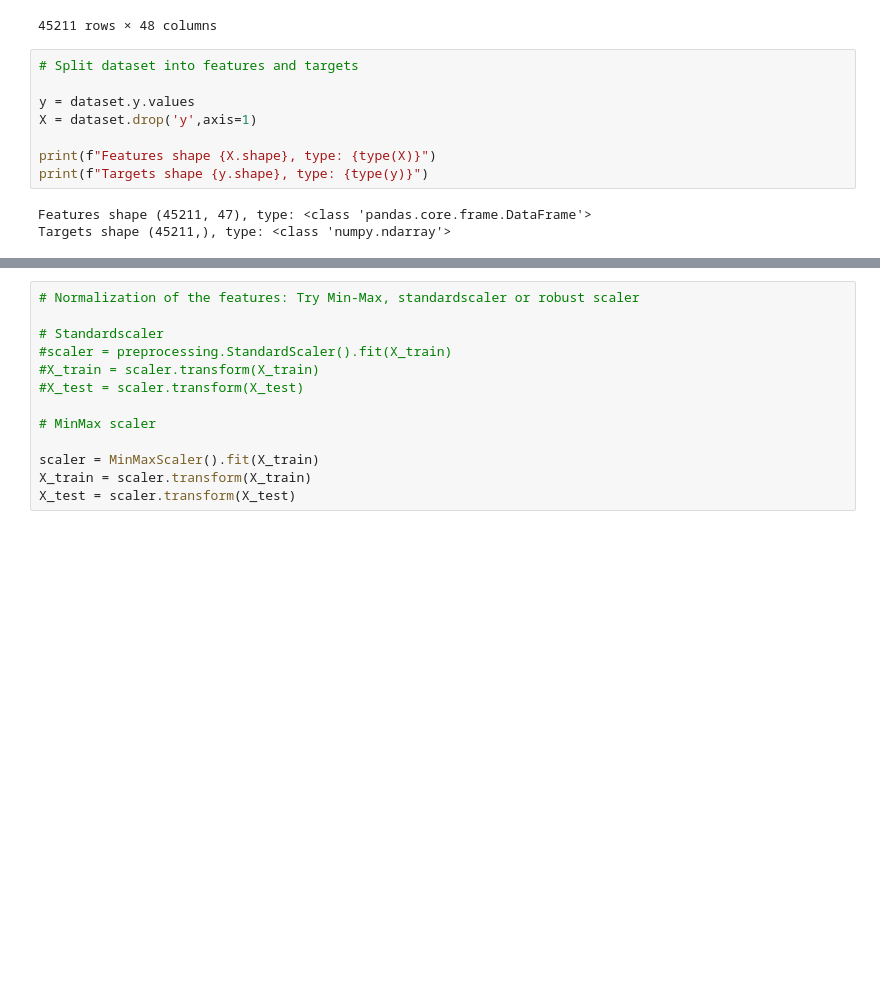
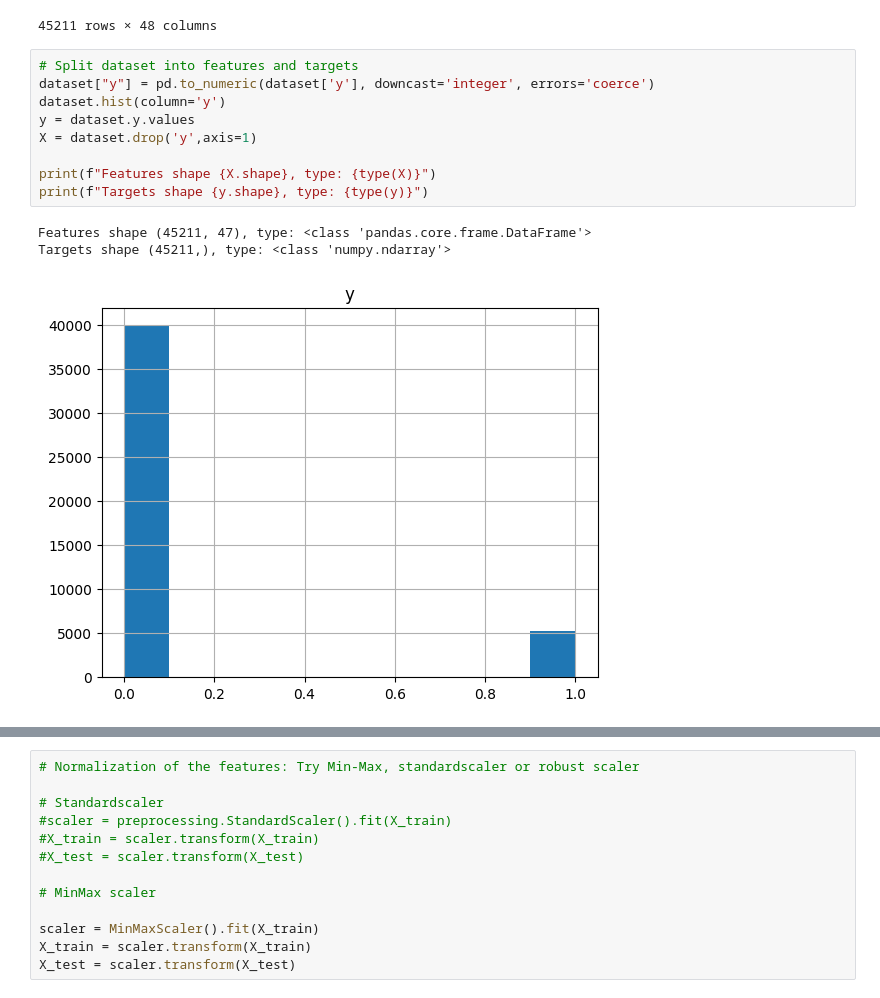
Before and after one commit to samdeleu/howest-dl, a Jupyter notebook: sessie_01/demos/Class_weight_balancing.ipynb, the cells around one changed output, grey strips where cells are left out. Cells and saved outputs as stored; diff of their text form; blank space fills up the shorter version.

```diff
--- a/sessie_01/demos/Class_weight_balancing.ipynb
+++ b/sessie_01/demos/Class_weight_balancing.ipynb
@@ -288,15 +280,17 @@ Dataset shape (45211, 48)
 45211 rows × 48 columns
 # %%
 # Split dataset into features and targets
-
+dataset["y"] = pd.to_numeric(dataset['y'], downcast='integer', errors='coerce')
+dataset.hist(column='y')
 y = dataset.y.values
 X = dataset.drop('y',axis=1)
 
 print(f"Features shape {X.shape}, type: {type(X)}")
 print(f"Targets shape {y.shape}, type: {type(y)}")
 # %% [output]
 Features shape (45211, 47), type: <class 'pandas.core.frame.DataFrame'>
 Targets shape (45211,), type: <class 'numpy.ndarray'>
+[figure, added]
 # %%
 # Split into training set and test set
 
```
Also changed, not shown: parts of 2 cells of this notebook, 5 other files.
